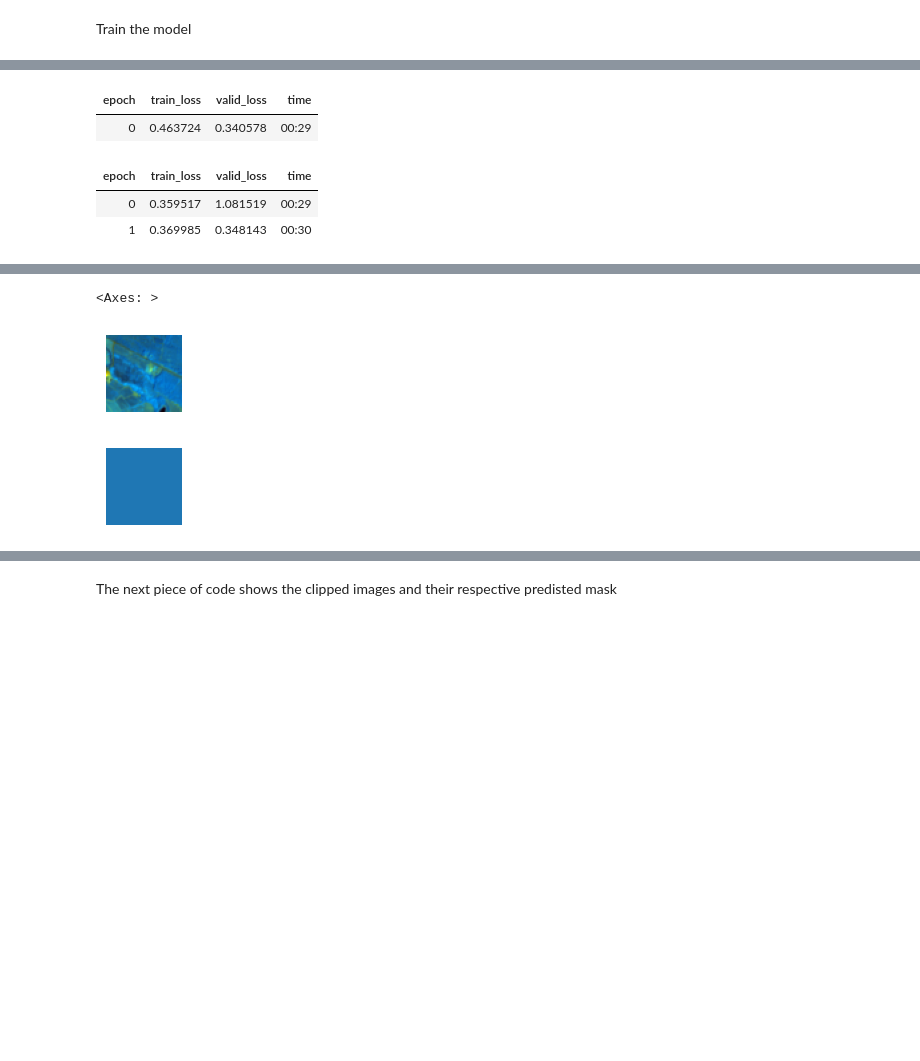
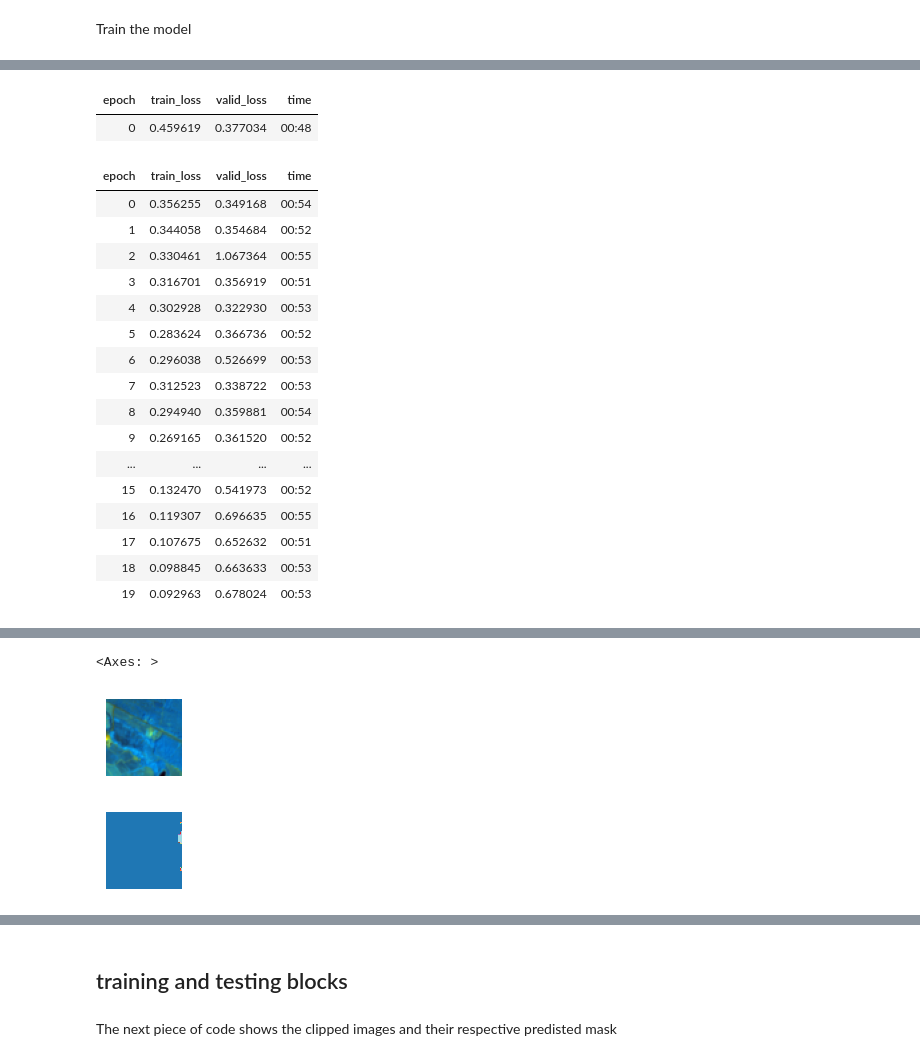
Before and after one commit to inesbsilveira/2nd-semester-2023, a Jupyter notebook: IS_code_img_segmentation.ipynb, the cells around one changed output, grey strips where cells are left out. Cells and saved outputs as stored; diff of their text form; code cells hidden in the pictures; blank space fills up the shorter version.

```diff
--- a/IS_code_img_segmentation.ipynb
+++ b/IS_code_img_segmentation.ipynb
@@ -187,7 +187,7 @@ learn = unet_learner(dls, resnet34)
 
 # Train the model
 # In the following line of code, adjust the number of epochs to see different results
-learn.fine_tune(2)
+learn.fine_tune(20)
 
 # Perform inference on test images
 test_dl = dls.test_dl(get_image_files(image_folder))
@@ -206,12 +205,26 @@ Downloading: "https://download.pytorch.org/models/resnet34-b627a593.pth" to /roo
 | epoch | train_loss | valid_loss | time |
-| 0 | 0.463724 | 0.340578 | 00:29 |
+| 0 | 0.459619 | 0.377034 | 00:48 |
 | epoch | train_loss | valid_loss | time |
-| 0 | 0.359517 | 1.081519 | 00:29 |
-| 1 | 0.369985 | 0.348143 | 00:30 |
+| 0 | 0.356255 | 0.349168 | 00:54 |
+| 1 | 0.344058 | 0.354684 | 00:52 |
+| 2 | 0.330461 | 1.067364 | 00:55 |
+| 3 | 0.316701 | 0.356919 | 00:51 |
+| 4 | 0.302928 | 0.322930 | 00:53 |
+| 5 | 0.283624 | 0.366736 | 00:52 |
+| 6 | 0.296038 | 0.526699 | 00:53 |
+| 7 | 0.312523 | 0.338722 | 00:53 |
+| 8 | 0.294940 | 0.359881 | 00:54 |
+| 9 | 0.269165 | 0.361520 | 00:52 |
+| ... | ... | ... | ... |
+| 15 | 0.132470 | 0.541973 | 00:52 |
+| 16 | 0.119307 | 0.696635 | 00:55 |
+| 17 | 0.107675 | 0.652632 | 00:51 |
+| 18 | 0.098845 | 0.663633 | 00:53 |
+| 19 | 0.092963 | 0.678024 | 00:53 |
 [interactive output not drawn]
-<Axes: >
+<Axes: >
 [figure]
-[figure, old version]
+[figure, new version]
 # %%
 # Perform inference on test images
 test_dl = dls.test_dl(get_image_files(image_folder))
@@ -220,0 +287,2 @@ preds = learn.get_preds(dl=test_dl)[0]
+# %% [markdown]
+## training and testing blocks
```
Also changed, not shown: parts of 5 cells of this notebook.
